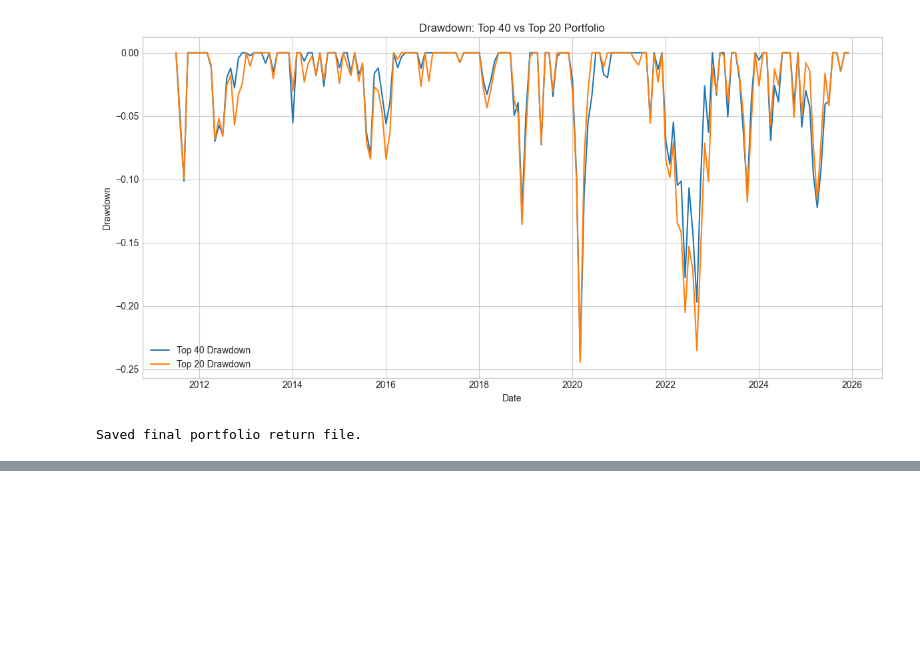
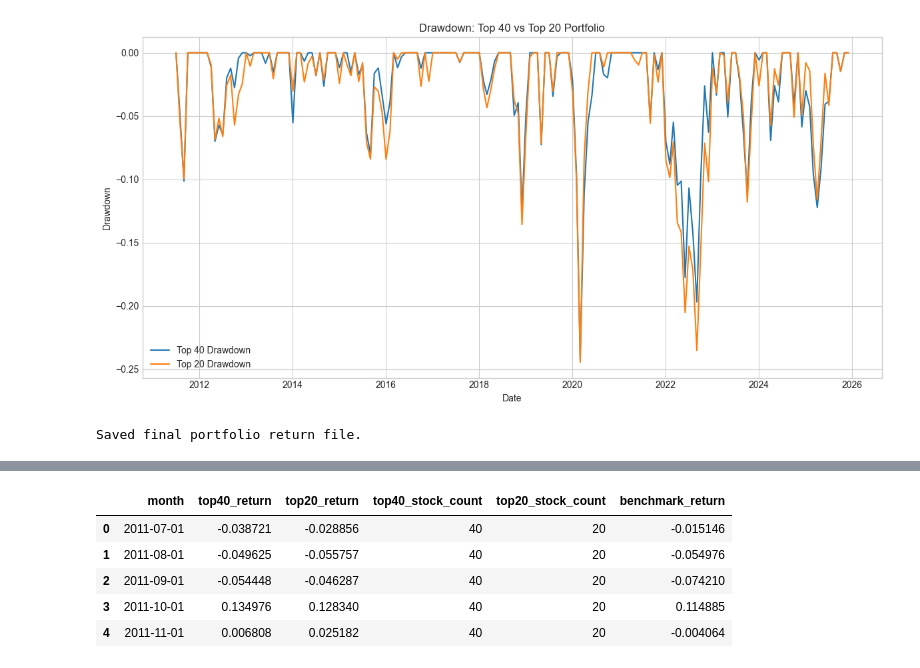
Before and after one commit to nekumonokat/ACCT655_AVI_Project, a Jupyter notebook: analysis.ipynb, the cells around one changed output, grey strips where cells are left out. Saved outputs shown, nothing was run; the diff lists cells and outputs as text; code cells hidden in the pictures; blank space fills up the shorter version.

Commit message:
Completed writeup for benchmark comparison

```diff
--- a/analysis.ipynb
+++ b/analysis.ipynb
@@ -1319,0 +1319,81 @@ Saved final portfolio return file.
+# %%
+# ------------------------------------------------------------
+# 11.1 Load portfolio returns
+# ------------------------------------------------------------
+
+# Load the combined Top 40 and Top 20 monthly portfolio returns for benchmarking against SPY
+portfolio_returns = pd.read_csv("data/top40_top20_monthly_portfolio_returns.csv")
+portfolio_returns["month"] = pd.to_datetime(portfolio_returns["month"])
+portfolio_returns = portfolio_returns.sort_values("month").copy()
+
+# Define portfolio date range
+portfolio_start = portfolio_returns["month"].min()
+portfolio_end = portfolio_returns["month"].max()
+
+# Download SPY one month before the first portfolio month
+## This allows the first portfolio month to have a valid SPY return
+spy_start = portfolio_start - DateOffset(months=1)
+
+# Download until one month after the last portfolio month
+## This helps ensure the final portfolio month is included
+spy_end = portfolio_end + DateOffset(months=1)
+
+# Display the date ranges for portfolio and SPY download
+print("Portfolio start:", portfolio_start)
+print("Portfolio end:", portfolio_end)
+print("SPY download start:", spy_start)
+print("SPY download end:", spy_end)
+
+# ------------------------------------------------------------
+# 11.2 Download SPY monthly adjusted prices as benchmark
+# ------------------------------------------------------------
+
+# Download SPY monthly adjusted close prices from Yahoo Finance for benchmarking
+spy = yf.download(
+    "SPY",
+    start=spy_start, end=spy_end,
+    interval="1mo",
+    auto_adjust=True,
+    progress=False,
+    multi_level_index=False
+)
+
+# Reset index to make Date a column
+spy = spy.reset_index()
+spy = spy[["Date", "Close"]].copy()
+
+spy = spy.rename(columns={
+    "Date": "month",
+    "Close": "spy_adjusted_close"
+})
+
+# Convert month column to datetime and calculate SPY monthly return
+spy["month"] = pd.to_datetime(spy["month"])
+spy["benchmark_return"] = spy["spy_adjusted_close"].pct_change()
+
+# ------------------------------------------------------------
+# 11.3 Merge SPY benchmark returns with portfolio returns
+# ------------------------------------------------------------
+
+# Merge SPY benchmark returns with portfolio returns based on month
+portfolio_benchmark = portfolio_returns.merge(
+    spy[["month", "benchmark_return"]],
+    on="month", how="left"
+)
+
+print("\nMissing SPY returns after merge:", portfolio_benchmark["benchmark_return"].isna().sum())
+
+# Drop rows only if any return is still missing
+portfolio_benchmark = portfolio_benchmark.dropna(
+    subset=["top40_return", "top20_return", "benchmark_return"]
+).copy()
+
+print("\nNumber of matched months:", len(portfolio_benchmark))
+print("Benchmark date range:")
+print(portfolio_benchmark["month"].min(), "to", portfolio_benchmark["month"].max())
+
+# Save benchmark-aligned return dataset
+portfolio_benchmark.to_csv("data/top40_top20_spy_monthly_returns.csv", index=False)
+print("\nMerged portfolio and benchmark returns:")
+portfolio_benchmark.head()
+# %% [output]
@@ -1319,0 +1412,6 @@ Saved final portfolio return file.
+|  | month | top40_return | top20_return | top40_stock_count | top20_stock_count | benchmark_return |
+| 0 | 2011-07-01 | -0.038721 | -0.028856 | 40 | 20 | -0.015146 |
+| 1 | 2011-08-01 | -0.049625 | -0.055757 | 40 | 20 | -0.054976 |
+| 2 | 2011-09-01 | -0.054448 | -0.046287 | 40 | 20 | -0.074210 |
+| 3 | 2011-10-01 | 0.134976 | 0.128340 | 40 | 20 | 0.114885 |
+| 4 | 2011-11-01 | 0.006808 | 0.025182 | 40 | 20 | -0.004064 |
```
Also changed, not shown: parts of 7 cells of this notebook.
